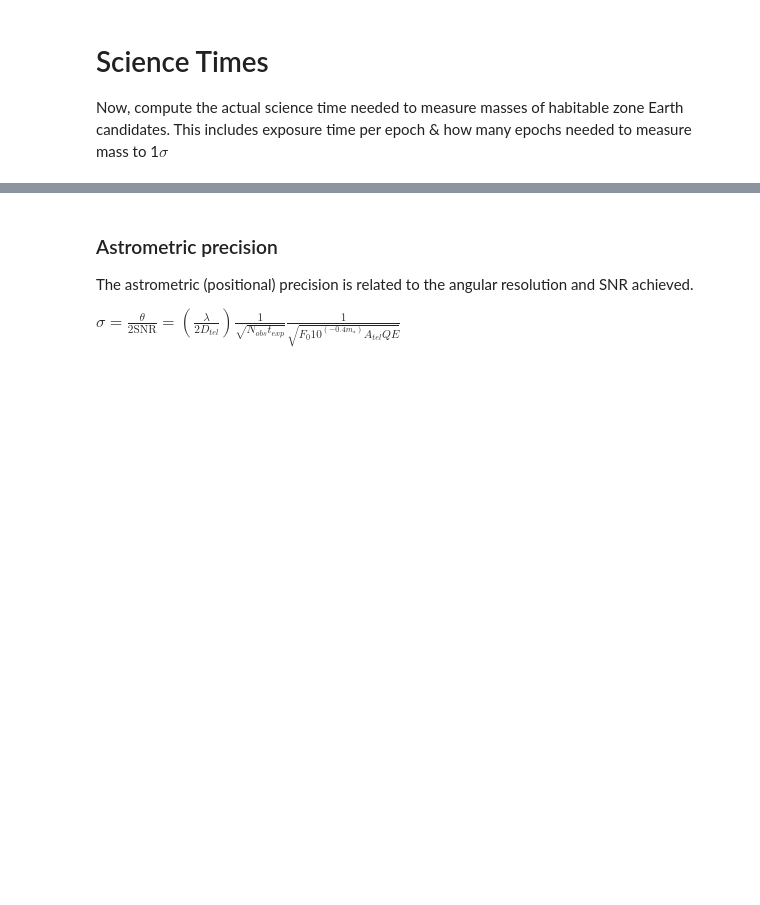
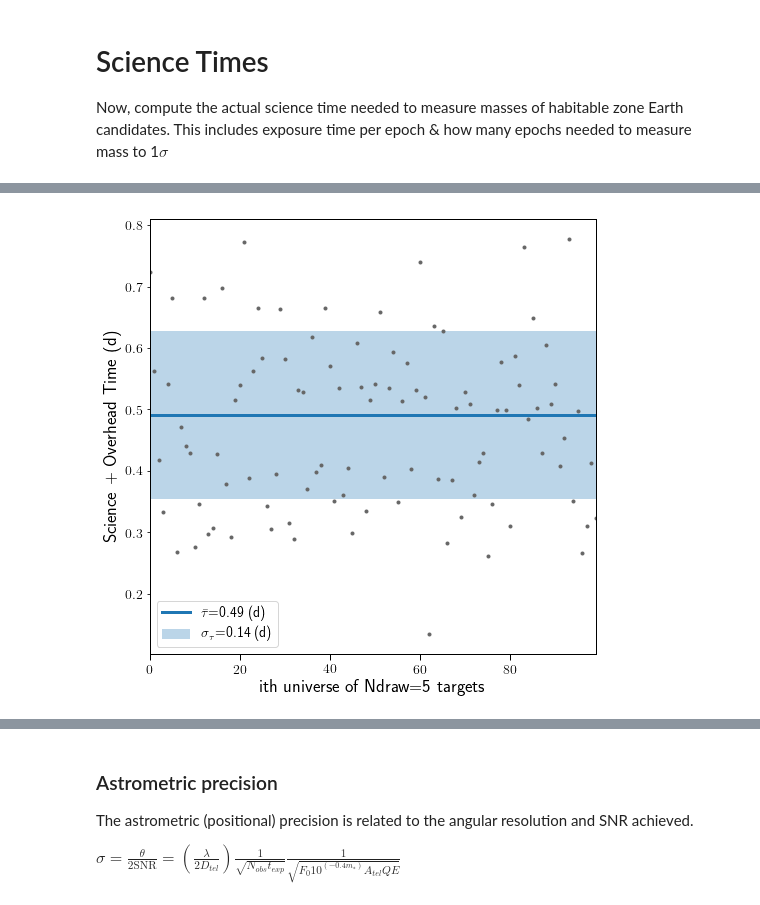
Before and after one commit to jlustigy/luvoir_hec_drm, a Jupyter notebook: astrometry.ipynb, the cells around one changed output, grey strips where cells are left out. Cells and saved outputs as stored; diff of their text form; code cells hidden in the pictures; blank space fills up the shorter version.

```diff
--- a/astrometry.ipynb
+++ b/astrometry.ipynb
@@ -489,3 +518,18 @@ Earth-Equivalent Insolation Distance : 1.21 au
+# %%
+plt.figure(figsize=(8,8))
+plt.plot(np.arange(Nuniverse), tot_times, '.', color='0.4')
+plt.axhline(np.nanmedian(tot_times), lw=3,
+            label=r'$\bar \tau$={:.2f} (d)'.format(np.nanmedian(tot_times)))
+plt.fill_between(np.arange(Nuniverse), np.nanmedian(tot_times)-np.nanstd(tot_times),
+                np.nanmedian(tot_times)+np.nanstd(tot_times), alpha=0.3,
+                label=r'$\sigma_\tau$={:.2f} (d)'.format(np.nanstd(tot_times)))
+plt.xlim((0, Nuniverse-1))
+plt.xlabel('ith universe of Ndraw=5 targets')
+plt.ylabel('Science + Overhead Time (d)')
+plt.legend()
+plt.show()
+# %% [output]
+[figure, added]
 # %%
 # Reproduce Mark Postman's plot for consistency check
 
```
Also changed, not shown: parts of 14 cells of this notebook.
